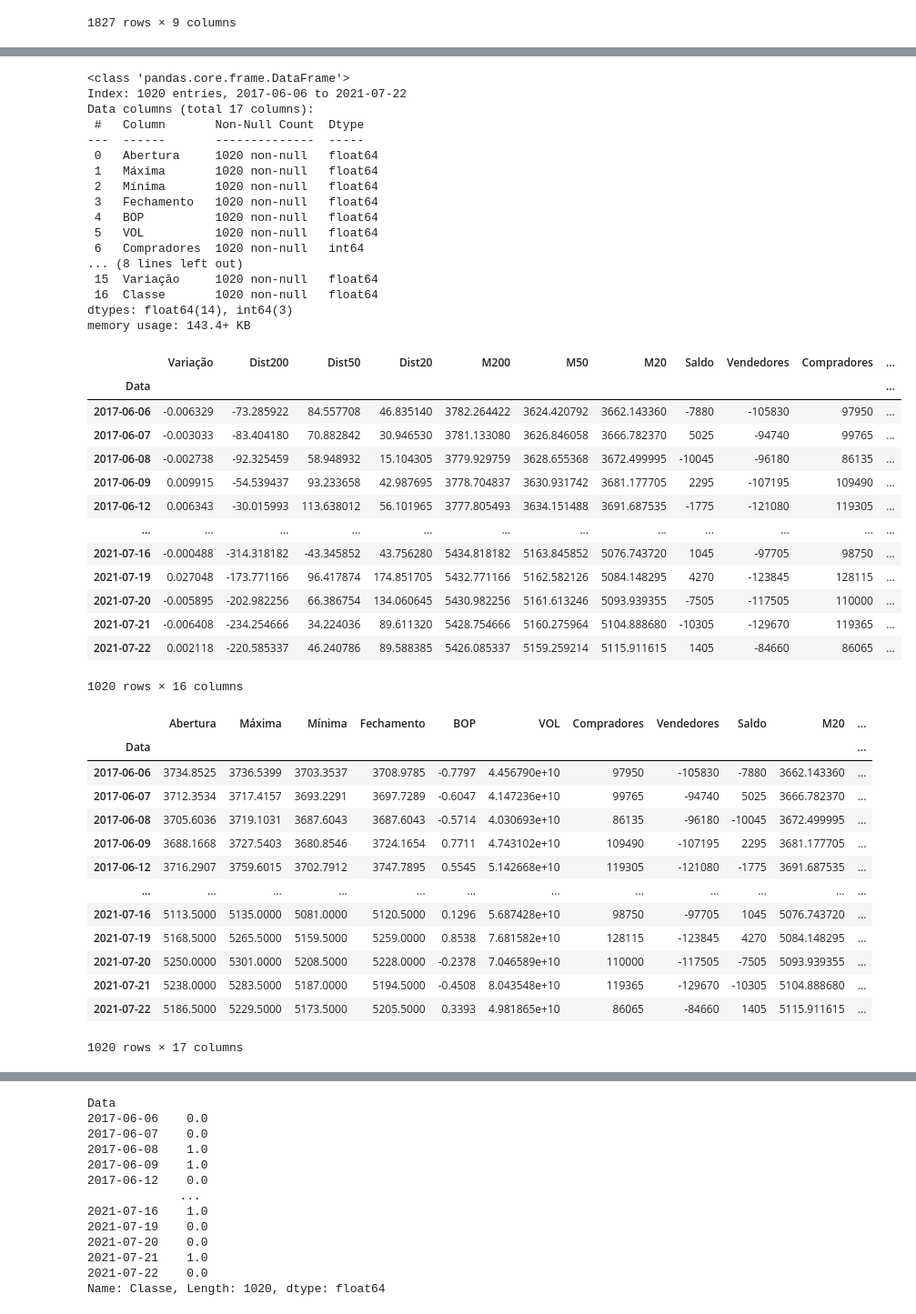
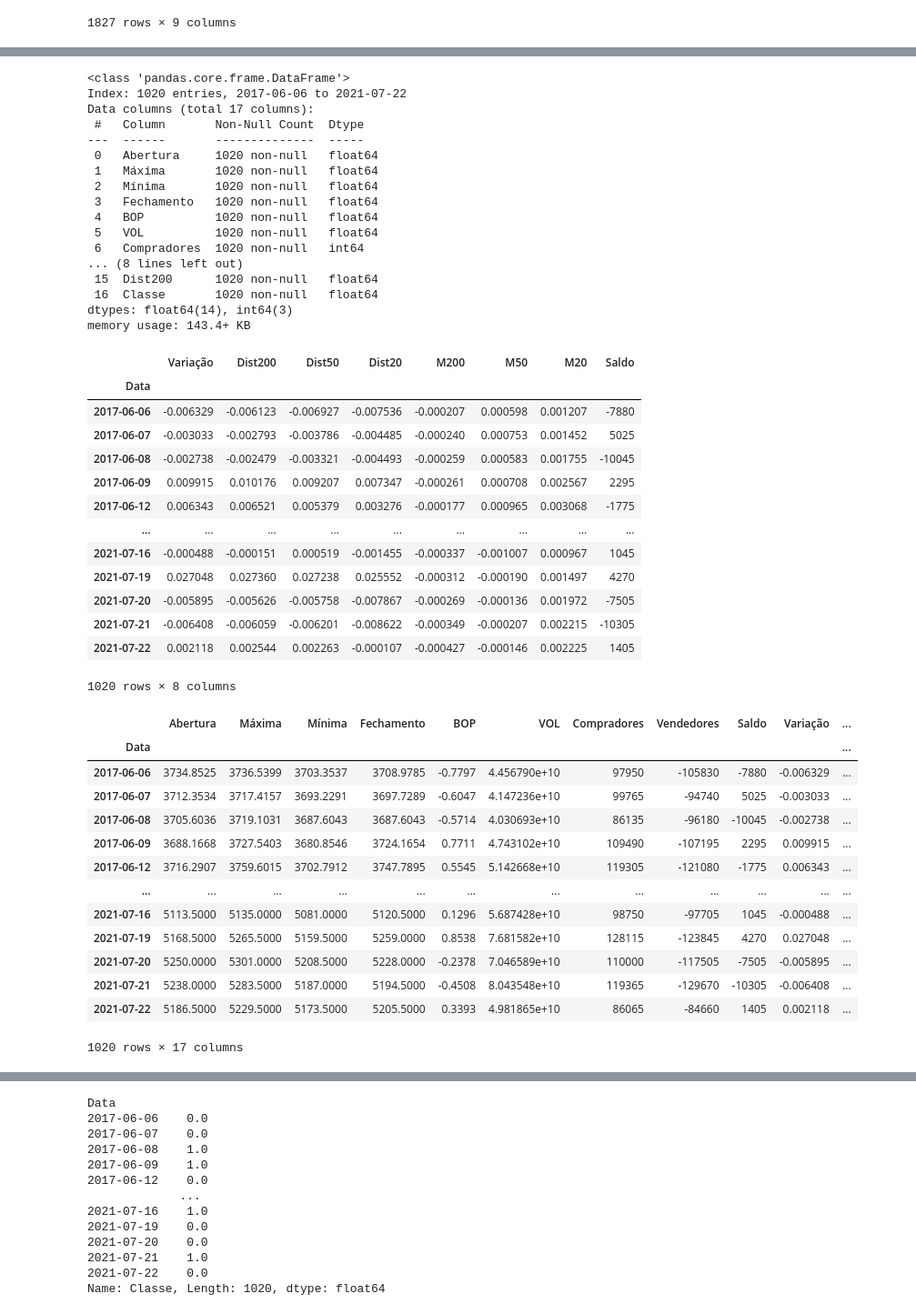
Before and after one commit to caiquemiranda/machine-learning-finance-python, a Jupyter notebook: RL.ipynb, the cells around one changed output, grey strips where cells are left out. Shown: that part at 91% size. Saved outputs shown, nothing was run; the diff lists cells and outputs as text; code cells hidden in the pictures.

```diff
--- a/RL.ipynb
+++ b/RL.ipynb
@@ -34,18 +34,18 @@ dolar_df
 | 2021-07-23 | 5203.5000 | 5236.5000 | 5163.0000 | 5203.5000 | 0.0000 | 5.767838e+10 | 95580 | -97285 | -1705 |
 1827 rows × 9 columns
 # %%
+# variação
+dolar_df['Variação'] = dolar_df['Fechamento'].pct_change()
+
 # médias
-dolar_df['M20'] = ta.sma(dolar_df['Fechamento'], length=20)
-dolar_df['M50'] = ta.sma(dolar_df['Fechamento'], length=50)
-dolar_df['M200'] = ta.sma(dolar_df['Fechamento'], length=200)
+dolar_df['M20'] = ta.sma(dolar_df['Variação'], length=20)
+dolar_df['M50'] = ta.sma(dolar_df['Variação'], length=50)
+dolar_df['M200'] = ta.sma(dolar_df['Variação'], length=200)
 
 # distancia média
-dolar_df['Dist20'] = dolar_df['Fechamento'] - dolar_df['M20']
-dolar_df['Dist50'] = dolar_df['Fechamento'] - dolar_df['M50']
-dolar_df['Dist200'] = dolar_df['Fechamento'] - dolar_df['M200']
-
-# variação
-dolar_df['Variação'] = dolar_df['Fechamento'].pct_change()
+dolar_df['Dist20'] = dolar_df['Variação'] - dolar_df['M20']
+dolar_df['Dist50'] = dolar_df['Variação'] - dolar_df['M50']
+dolar_df['Dist200'] = dolar_df['Variação'] - dolar_df['M200']
 
 # classes 0(venda)/1(compra)
 dolar_df['Classe'] = dolar_df['Variação'].apply([lambda x:1 if x >0 else 0])
@@ -131,45 +154,45 @@ Data columns (total 17 columns):
  5   VOL          1020 non-null   float64
  6   Compradores  1020 non-null   int64
 ... (8 lines left out)
- 15  Variação     1020 non-null   float64
+ 15  Dist200      1020 non-null   float64
  16  Classe       1020 non-null   float64
 dtypes: float64(14), int64(3)
 memory usage: 143.4+ KB
 # %%
 # dataframe com atributos numericos
-df_teste = dolar_df[['Variação','Dist200','Dist50','Dist20','M200','M50','M20','Saldo','Vendedores','Compradores','VOL','BOP','Fechamento','Mínima','Máxima','Abertura']]
+df_teste = dolar_df[['Variação','Dist200','Dist50','Dist20','M200','M50','M20','Saldo',]] # 'Vendedores','Compradores','VOL','BOP','Fechamento','Mínima','Máxima','Abertura'
 df_teste
 # %% [output]
-|  | Variação | Dist200 | Dist50 | Dist20 | M200 | M50 | M20 | Saldo | Vendedores | Compradores | ... |
-| Data |  |  |  |  |  |  |  |  |  |  | ... |
-| 2017-06-06 | -0.006329 | -73.285922 | 84.557708 | 46.835140 | 3782.264422 | 3624.420792 | 3662.143360 | -7880 | -105830 | 97950 | ... |
-| 2017-06-07 | -0.003033 | -83.404180 | 70.882842 | 30.946530 | 3781.133080 | 3626.846058 | 3666.782370 | 5025 | -94740 | 99765 | ... |
-| 2017-06-08 | -0.002738 | -92.325459 | 58.948932 | 15.104305 | 3779.929759 | 3628.655368 | 3672.499995 | -10045 | -96180 | 86135 | ... |
-| 2017-06-09 | 0.009915 | -54.539437 | 93.233658 | 42.987695 | 3778.704837 | 3630.931742 | 3681.177705 | 2295 | -107195 | 109490 | ... |
-| 2017-06-12 | 0.006343 | -30.015993 | 113.638012 | 56.101965 | 3777.805493 | 3634.151488 | 3691.687535 | -1775 | -121080 | 119305 | ... |
-| ... | ... | ... | ... | ... | ... | ... | ... | ... | ... | ... | ... |
-| 2021-07-16 | -0.000488 | -314.318182 | -43.345852 | 43.756280 | 5434.818182 | 5163.845852 | 5076.743720 | 1045 | -97705 | 98750 | ... |
-| 2021-07-19 | 0.027048 | -173.771166 | 96.417874 | 174.851705 | 5432.771166 | 5162.582126 | 5084.148295 | 4270 | -123845 | 128115 | ... |
-| 2021-07-20 | -0.005895 | -202.982256 | 66.386754 | 134.060645 | 5430.982256 | 5161.613246 | 5093.939355 | -7505 | -117505 | 110000 | ... |
-| 2021-07-21 | -0.006408 | -234.254666 | 34.224036 | 89.611320 | 5428.754666 | 5160.275964 | 5104.888680 | -10305 | -129670 | 119365 | ... |
-| 2021-07-22 | 0.002118 | -220.585337 | 46.240786 | 89.588385 | 5426.085337 | 5159.259214 | 5115.911615 | 1405 | -84660 | 86065 | ... |
+|  | Variação | Dist200 | Dist50 | Dist20 | M200 | M50 | M20 | Saldo |
+| Data |  |  |  |  |  |  |  |  |
+| 2017-06-06 | -0.006329 | -0.006123 | -0.006927 | -0.007536 | -0.000207 | 0.000598 | 0.001207 | -7880 |
+| 2017-06-07 | -0.003033 | -0.002793 | -0.003786 | -0.004485 | -0.000240 | 0.000753 | 0.001452 | 5025 |
+| 2017-06-08 | -0.002738 | -0.002479 | -0.003321 | -0.004493 | -0.000259 | 0.000583 | 0.001755 | -10045 |
+| 2017-06-09 | 0.009915 | 0.010176 | 0.009207 | 0.007347 | -0.000261 | 0.000708 | 0.002567 | 2295 |
+| 2017-06-12 | 0.006343 | 0.006521 | 0.005379 | 0.003276 | -0.000177 | 0.000965 | 0.003068 | -1775 |
+| ... | ... | ... | ... | ... | ... | ... | ... | ... |
+| 2021-07-16 | -0.000488 | -0.000151 | 0.000519 | -0.001455 | -0.000337 | -0.001007 | 0.000967 | 1045 |
+| 2021-07-19 | 0.027048 | 0.027360 | 0.027238 | 0.025552 | -0.000312 | -0.000190 | 0.001497 | 4270 |
+| 2021-07-20 | -0.005895 | -0.005626 | -0.005758 | -0.007867 | -0.000269 | -0.000136 | 0.001972 | -7505 |
+| 2021-07-21 | -0.006408 | -0.006059 | -0.006201 | -0.008622 | -0.000349 | -0.000207 | 0.002215 | -10305 |
+| 2021-07-22 | 0.002118 | 0.002544 | 0.002263 | -0.000107 | -0.000427 | -0.000146 | 0.002225 | 1405 |
-1020 rows × 16 columns
+1020 rows × 8 columns
 # %%
 dolar_df
 # %% [output]
-|  | Abertura | Máxima | Mínima | Fechamento | BOP | VOL | Compradores | Vendedores | Saldo | M20 | ... |
+|  | Abertura | Máxima | Mínima | Fechamento | BOP | VOL | Compradores | Vendedores | Saldo | Variação | ... |
 | Data |  |  |  |  |  |  |  |  |  |  | ... |
-| 2017-06-06 | 3734.8525 | 3736.5399 | 3703.3537 | 3708.9785 | -0.7797 | 4.456790e+10 | 97950 | -105830 | -7880 | 3662.143360 | ... |
-| 2017-06-07 | 3712.3534 | 3717.4157 | 3693.2291 | 3697.7289 | -0.6047 | 4.147236e+10 | 99765 | -94740 | 5025 | 3666.782370 | ... |
-| 2017-06-08 | 3705.6036 | 3719.1031 | 3687.6043 | 3687.6043 | -0.5714 | 4.030693e+10 | 86135 | -96180 | -10045 | 3672.499995 | ... |
-| 2017-06-09 | 3688.1668 | 3727.5403 | 3680.8546 | 3724.1654 | 0.7711 | 4.743102e+10 | 109490 | -107195 | 2295 | 3681.177705 | ... |
-| 2017-06-12 | 3716.2907 | 3759.6015 | 3702.7912 | 3747.7895 | 0.5545 | 5.142668e+10 | 119305 | -121080 | -1775 | 3691.687535 | ... |
+| 2017-06-06 | 3734.8525 | 3736.5399 | 3703.3537 | 3708.9785 | -0.7797 | 4.456790e+10 | 97950 | -105830 | -7880 | -0.006329 | ... |
+| 2017-06-07 | 3712.3534 | 3717.4157 | 3693.2291 | 3697.7289 | -0.6047 | 4.147236e+10 | 99765 | -94740 | 5025 | -0.003033 | ... |
+| 2017-06-08 | 3705.6036 | 3719.1031 | 3687.6043 | 3687.6043 | -0.5714 | 4.030693e+10 | 86135 | -96180 | -10045 | -0.002738 | ... |
+| 2017-06-09 | 3688.1668 | 3727.5403 | 3680.8546 | 3724.1654 | 0.7711 | 4.743102e+10 | 109490 | -107195 | 2295 | 0.009915 | ... |
+| 2017-06-12 | 3716.2907 | 3759.6015 | 3702.7912 | 3747.7895 | 0.5545 | 5.142668e+10 | 119305 | -121080 | -1775 | 0.006343 | ... |
 | ... | ... | ... | ... | ... | ... | ... | ... | ... | ... | ... | ... |
-| 2021-07-16 | 5113.5000 | 5135.0000 | 5081.0000 | 5120.5000 | 0.1296 | 5.687428e+10 | 98750 | -97705 | 1045 | 5076.743720 | ... |
-| 2021-07-19 | 5168.5000 | 5265.5000 | 5159.5000 | 5259.0000 | 0.8538 | 7.681582e+10 | 128115 | -123845 | 4270 | 5084.148295 | ... |
-| 2021-07-20 | 5250.0000 | 5301.0000 | 5208.5000 | 5228.0000 | -0.2378 | 7.046589e+10 | 110000 | -117505 | -7505 | 5093.939355 | ... |
-| 2021-07-21 | 5238.0000 | 5283.5000 | 5187.0000 | 5194.5000 | -0.4508 | 8.043548e+10 | 119365 | -129670 | -10305 | 5104.888680 | ... |
-| 2021-07-22 | 5186.5000 | 5229.5000 | 5173.5000 | 5205.5000 | 0.3393 | 4.981865e+10 | 86065 | -84660 | 1405 | 5115.911615 | ... |
+| 2021-07-16 | 5113.5000 | 5135.0000 | 5081.0000 | 5120.5000 | 0.1296 | 5.687428e+10 | 98750 | -97705 | 1045 | -0.000488 | ... |
+| 2021-07-19 | 5168.5000 | 5265.5000 | 5159.5000 | 5259.0000 | 0.8538 | 7.681582e+10 | 128115 | -123845 | 4270 | 0.027048 | ... |
+| 2021-07-20 | 5250.0000 | 5301.0000 | 5208.5000 | 5228.0000 | -0.2378 | 7.046589e+10 | 110000 | -117505 | -7505 | -0.005895 | ... |
+| 2021-07-21 | 5238.0000 | 5283.5000 | 5187.0000 | 5194.5000 | -0.4508 | 8.043548e+10 | 119365 | -129670 | -10305 | -0.006408 | ... |
+| 2021-07-22 | 5186.5000 | 5229.5000 | 5173.5000 | 5205.5000 | 0.3393 | 4.981865e+10 | 86065 | -84660 | 1405 | 0.002118 | ... |
 1020 rows × 17 columns
 # %%
 # normalização dos valores para os atributos com valores maiores para não ter pesos diferentes no algoritmo
```
Also changed, not shown: parts of 33 cells of this notebook.
